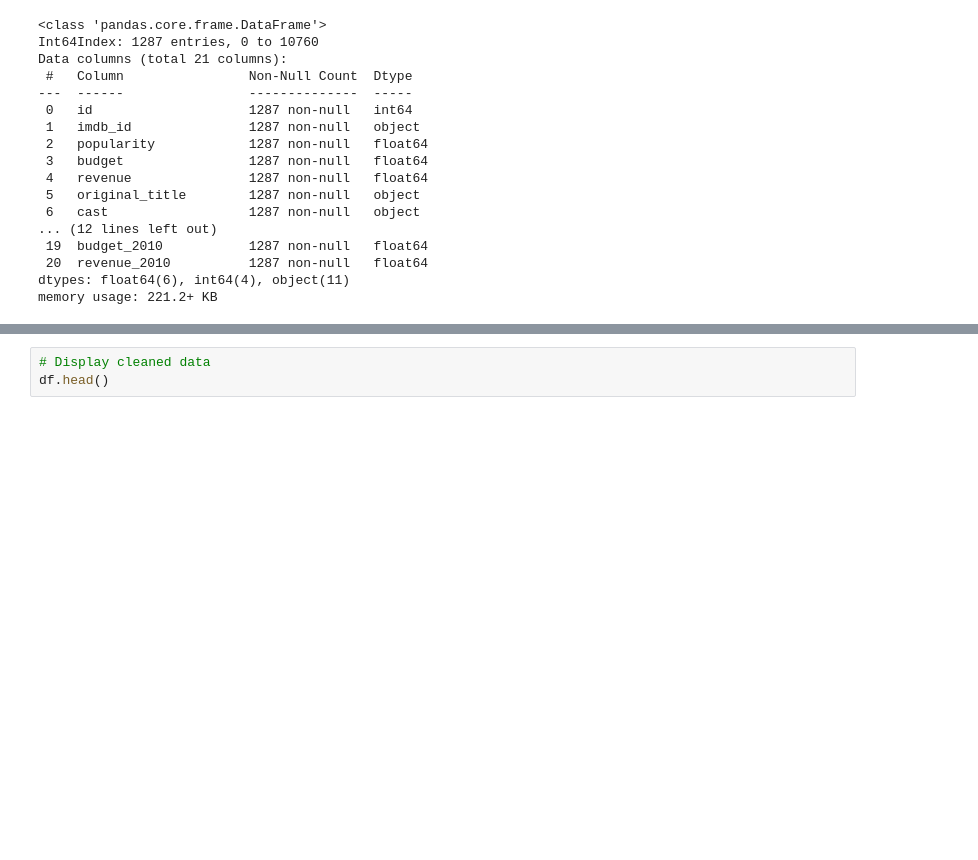
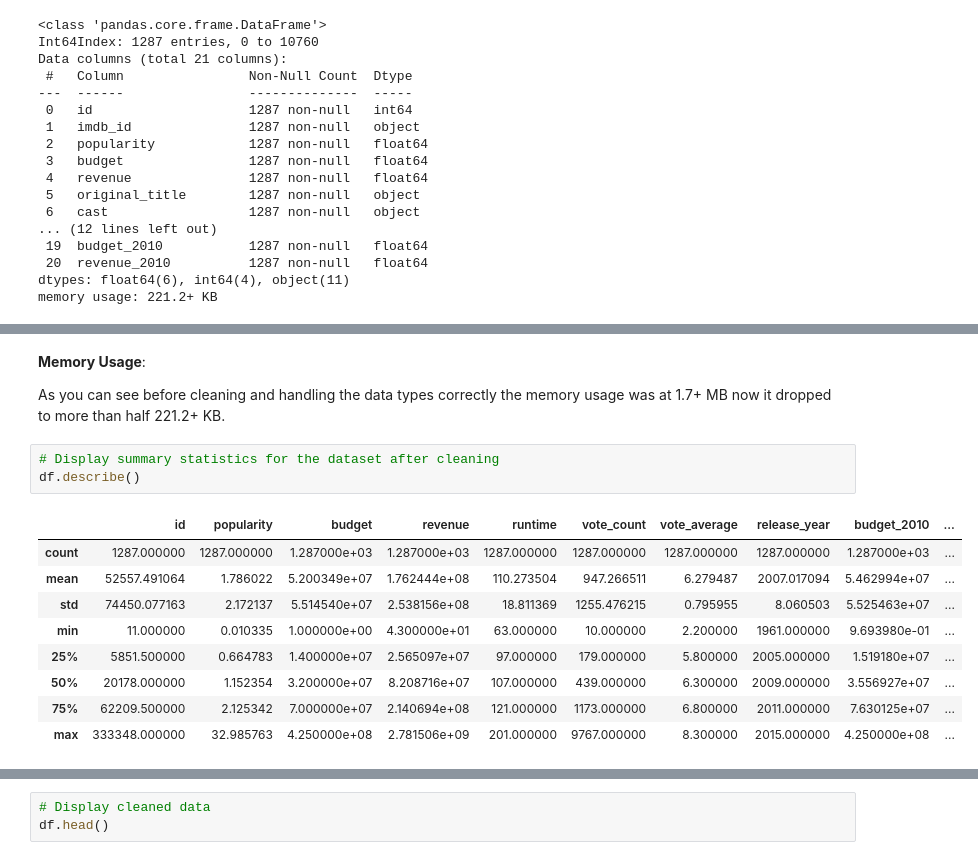
Before and after one commit to AnasNimer0/DataAnalysis, a Jupyter notebook: Investigate_a_Dataset.ipynb, the cells around one changed output, grey strips where cells are left out. Drawn from its saved outputs; the diff is of its cells as text; blank space fills up the shorter version.

```diff
--- a/Investigate_a_Dataset.ipynb
+++ b/Investigate_a_Dataset.ipynb
@@ -285,0 +300,17 @@ data_summary(df)
+# %% [markdown]
+**Memory Usage**:
+
+As you can see before cleaning and handling the data types correctly the memory usage was at 1.7+ MB now it dropped to more than half 221.2+ KB.
+# %%
+# Display summary statistics for the dataset after cleaning
+df.describe()
+# %% [output]
+|  | id | popularity | budget | revenue | runtime | vote_count | vote_average | release_year | budget_2010 | ... |
+| count | 1287.000000 | 1287.000000 | 1.287000e+03 | 1.287000e+03 | 1287.000000 | 1287.000000 | 1287.000000 | 1287.000000 | 1.287000e+03 | ... |
+| mean | 52557.491064 | 1.786022 | 5.200349e+07 | 1.762444e+08 | 110.273504 | 947.266511 | 6.279487 | 2007.017094 | 5.462994e+07 | ... |
+| std | 74450.077163 | 2.172137 | 5.514540e+07 | 2.538156e+08 | 18.811369 | 1255.476215 | 0.795955 | 8.060503 | 5.525463e+07 | ... |
+| min | 11.000000 | 0.010335 | 1.000000e+00 | 4.300000e+01 | 63.000000 | 10.000000 | 2.200000 | 1961.000000 | 9.693980e-01 | ... |
+| 25% | 5851.500000 | 0.664783 | 1.400000e+07 | 2.565097e+07 | 97.000000 | 179.000000 | 5.800000 | 2005.000000 | 1.519180e+07 | ... |
+| 50% | 20178.000000 | 1.152354 | 3.200000e+07 | 8.208716e+07 | 107.000000 | 439.000000 | 6.300000 | 2009.000000 | 3.556927e+07 | ... |
+| 75% | 62209.500000 | 2.125342 | 7.000000e+07 | 2.140694e+08 | 121.000000 | 1173.000000 | 6.800000 | 2011.000000 | 7.630125e+07 | ... |
+| max | 333348.000000 | 32.985763 | 4.250000e+08 | 2.781506e+09 | 201.000000 | 9767.000000 | 8.300000 | 2015.000000 | 4.250000e+08 | ... |
```
Also changed, not shown: parts of 35 cells of this notebook.
